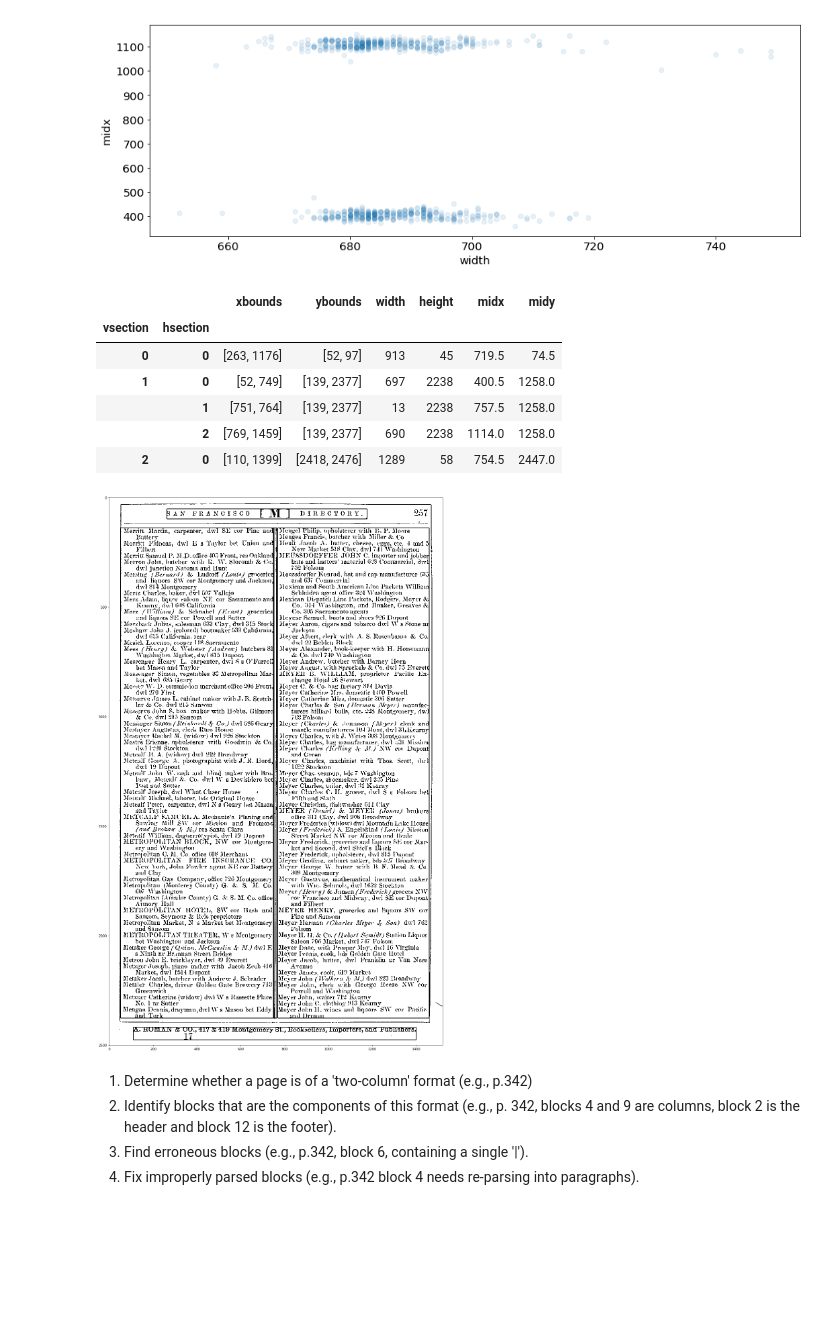
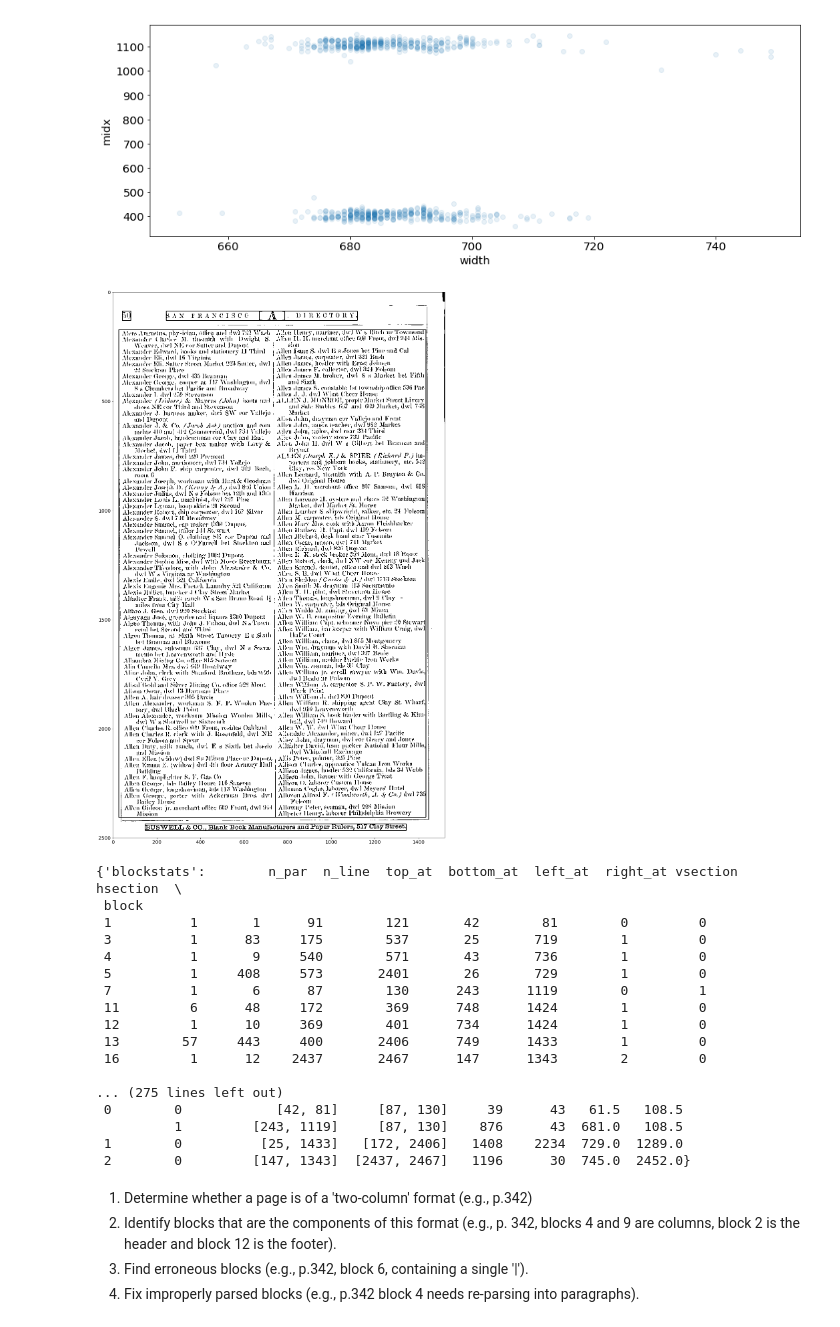
Before and after one commit to MattBrauer/ocr, a Jupyter notebook: findBlocks.ipynb, the cells around one changed output. Saved outputs shown, nothing was run; the diff lists cells and outputs as text; code cells hidden in the pictures; blank space fills up the shorter version.

Commit message:
+ section statistics

```diff
--- a/findBlocks.ipynb
+++ b/findBlocks.ipynb
@@ -287,28 +287,36 @@ ds[(ds['page'] < 469) & (ds['page'] > 122) ]
 |  | 1 | 689 | 2240 | 1121.5 | 1274.0 | 468 |
 517 rows × 5 columns
 [figure]
-# %%
-data['contents'][342]['sections']
-# %% [output]
-|  |  | xbounds | ybounds | width | height | midx | midy |
-| vsection | hsection |  |  |  |  |  |  |
-| 0 | 0 | [263, 1176] | [52, 97] | 913 | 45 | 719.5 | 74.5 |
-| 1 | 0 | [52, 749] | [139, 2377] | 697 | 2238 | 400.5 | 1258.0 |
-|  | 1 | [751, 764] | [139, 2377] | 13 | 2238 | 757.5 | 1258.0 |
-|  | 2 | [769, 1459] | [139, 2377] | 690 | 2238 | 1114.0 | 1258.0 |
-| 2 | 0 | [110, 1399] | [2418, 2476] | 1289 | 58 | 754.5 | 2447.0 |
 # %%
-pagenum = 342
+pagenum = 135
 img = pdfPageToImg(data['pdf'], pagenum)
 plt.rcParams["figure.figsize"] = (50,30)
 try:
     img_blocks = outlineSections(img, data['contents'][pagenum])
 except:
     img_blocks = drawBlocks(img, data['contents'][pagenum])
 plt.imshow(img_blocks,cmap='gray')
 plt.show()
+data['contents'][pagenum]
 # %% [output]
-[figure, old version]
+[figure, new version]
+{'blockstats':        n_par  n_line  top_at  bottom_at  left_at  right_at vsection  hsection  \
+ block
+ 1          1       1      91        121       42        81        0         0
+ 3          1      83     175        537       25       719        1         0
+ 4          1       9     540        571       43       736        1         0
+ 5          1     408     573       2401       26       729        1         0
+ 7          1       6      87        130      243      1119        0         1
+ 11         6      48     172        369      748      1424        1         0
+ 12         1      10     369        401      734      1424        1         0
+ 13        57     443     400       2406      749      1433        1         0
+ 16         1      12    2437       2467      147      1343        2         0
+
+... (275 lines left out)
+ 0        0            [42, 81]     [87, 130]     39      43   61.5   108.5
+          1         [243, 1119]     [87, 130]    876      43  681.0   108.5
+ 1        0          [25, 1433]   [172, 2406]   1408    2234  729.0  1289.0
+ 2        0         [147, 1343]  [2437, 2467]   1196      30  745.0  2452.0}
 # %% [markdown]
  1. Determine whether a page is of a 'two-column' format (e.g., p.342)
  2. Identify blocks that are the components of this format (e.g., p. 342, blocks 4 and 9 are columns, block 2 is the header and block 12 is the footer).
```
